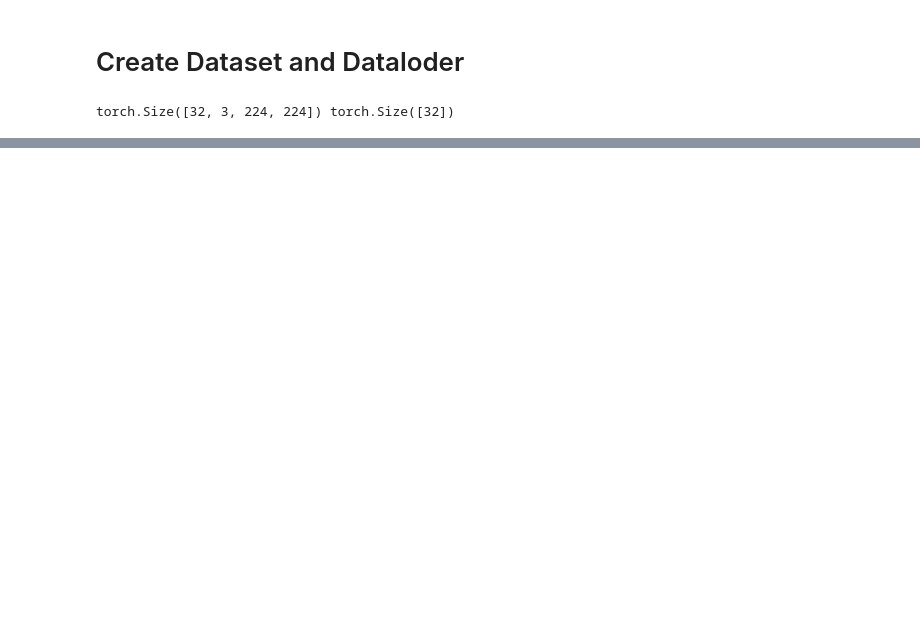
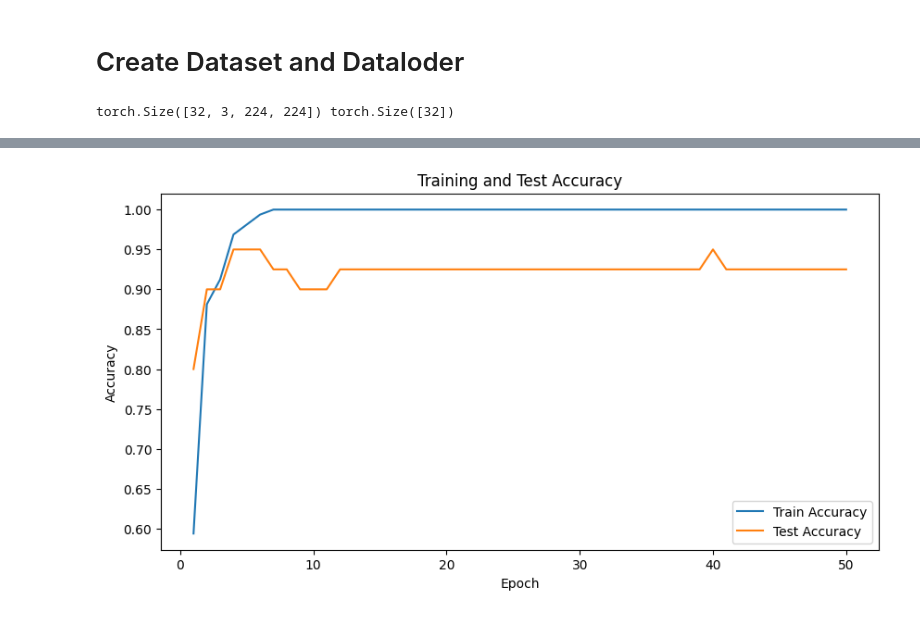
Before and after one commit to Tuchsanai/AIMaster-seagate-training-2024, a Jupyter notebook: Day1/Huggingface_Model/02_model_download_train_with_pytorch.ipynb, the cells around one changed output, grey strips where cells are left out. Drawn from its saved outputs; the diff is of its cells as text; code cells hidden in the pictures; blank space fills up the shorter version.

```diff
--- a/Day1/Huggingface_Model/02_model_download_train_with_pytorch.ipynb
+++ b/Day1/Huggingface_Model/02_model_download_train_with_pytorch.ipynb
@@ -233,19 +241,30 @@ def evaluate_model(model, test_loader, criterion, device):
 
     return epoch_loss, epoch_acc, all_labels, all_predictions
 # %%
-num_epochs = 10
+import matplotlib.pyplot as plt
 
+num_epochs = 50
 device = torch.device("cuda" if torch.cuda.is_available() else "cpu")
 loaded_model.to(device)
 criterion = nn.CrossEntropyLoss()
-optimizer = optim.Adam(loaded_model.parameters(), lr=0.001)
+optimizer = optim.Adam(loaded_model.parameters(), lr=0.00005)
+
+# Lists to store the accuracies for each epoch
+train_accuracies = []
+test_accuracies = []
 
 # Training loop
 for epoch in range(num_epochs):
     train_loss, train_acc = train_model(loaded_model, train_loader, criterion, optimizer, device)
     print(f"Epoch [{epoch+1}/{num_epochs}], Train Loss: {train_loss:.4f}, Train Accuracy: {train_acc:.4f}")
 
+    # Append the train accuracy to the list
+    train_accuracies.append(train_acc)
+
     # Evaluation
     test_loss, test_acc, all_labels, all_predictions = evaluate_model(loaded_model, test_loader, criterion, device)
     print(f"Test Loss: {test_loss:.4f}, Test Accuracy: {test_acc:.4f}")
+
+    # Append the test accuracy to the list
+    test_accuracies.append(test_acc)
 # %% [output]
@@ -253,2 +288,16 @@ KeyboardInterrupt:
+# %%
+
+# Plot the accuracies
+epochs = range(1, num_epochs + 1)
+plt.figure(figsize=(10, 5))
+plt.plot(epochs, train_accuracies, label='Train Accuracy')
+plt.plot(epochs, test_accuracies, label='Test Accuracy')
+plt.xlabel('Epoch')
+plt.ylabel('Accuracy')
+plt.legend()
+plt.title('Training and Test Accuracy')
+plt.show()
+# %% [output]
+[figure, added]
 # %%
 # Evaluation
```
Also changed, not shown: parts of 11 cells of this notebook.
